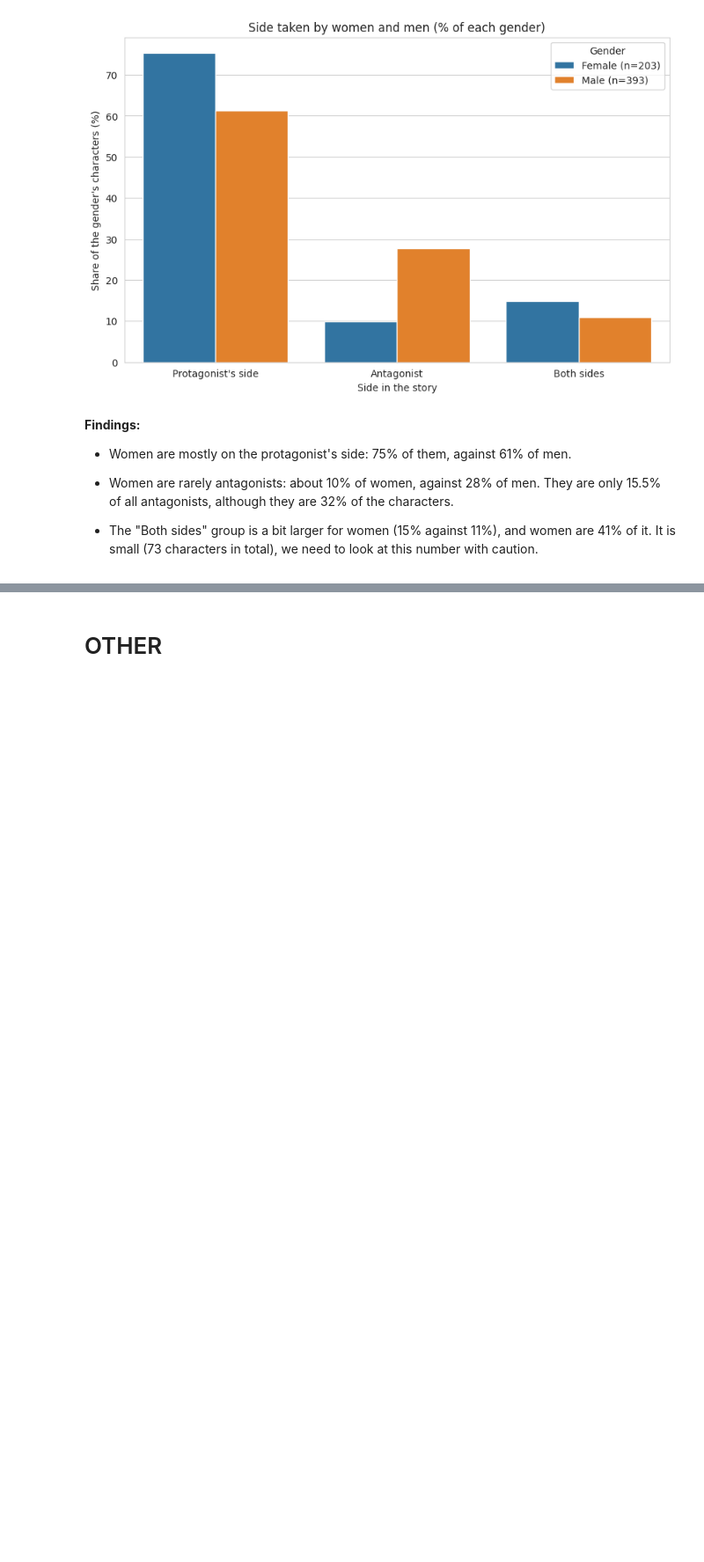
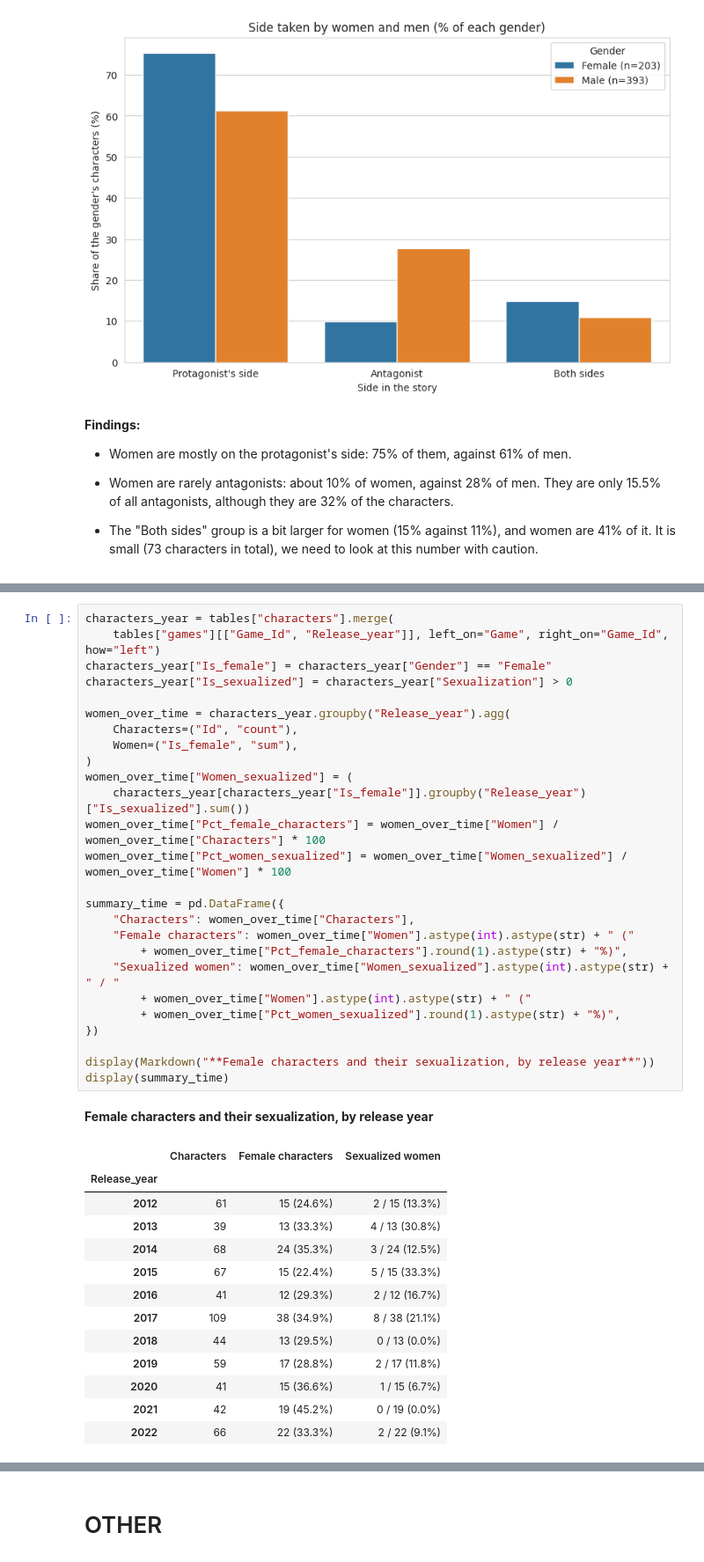
Before and after one commit to IA-P1-BCN/EDA_Manon, a Jupyter notebook: Gender Representation in Video Games.ipynb, the cells around one changed output, grey strips where cells are left out. Shown at 88% size. Saved outputs shown, nothing was run; the diff lists cells and outputs as text; blank space fills up the shorter version.

```diff
--- a/Gender Representation in Video Games.ipynb
+++ b/Gender Representation in Video Games.ipynb
@@ -1113,0 +1234,41 @@ plt.show()
+# %%
+characters_year = tables["characters"].merge(
+    tables["games"][["Game_Id", "Release_year"]], left_on="Game", right_on="Game_Id", how="left")
+characters_year["Is_female"] = characters_year["Gender"] == "Female"
+characters_year["Is_sexualized"] = characters_year["Sexualization"] > 0
+
+women_over_time = characters_year.groupby("Release_year").agg(
+    Characters=("Id", "count"),
+    Women=("Is_female", "sum"),
+)
+women_over_time["Women_sexualized"] = (
+    characters_year[characters_year["Is_female"]].groupby("Release_year")["Is_sexualized"].sum())
+women_over_time["Pct_female_characters"] = women_over_time["Women"] / women_over_time["Characters"] * 100
+women_over_time["Pct_women_sexualized"] = women_over_time["Women_sexualized"] / women_over_time["Women"] * 100
+
+summary_time = pd.DataFrame({
+    "Characters": women_over_time["Characters"],
+    "Female characters": women_over_time["Women"].astype(int).astype(str) + " ("
+        + women_over_time["Pct_female_characters"].round(1).astype(str) + "%)",
+    "Sexualized women": women_over_time["Women_sexualized"].astype(int).astype(str) + " / "
+        + women_over_time["Women"].astype(int).astype(str) + " ("
+        + women_over_time["Pct_women_sexualized"].round(1).astype(str) + "%)",
+})
+
+display(Markdown("**Female characters and their sexualization, by release year**"))
+display(summary_time)
+# %% [output]
+**Female characters and their sexualization, by release year**
+|  | Characters | Female characters | Sexualized women |
+| Release_year |  |  |  |
+| 2012 | 61 | 15 (24.6%) | 2 / 15 (13.3%) |
+| 2013 | 39 | 13 (33.3%) | 4 / 13 (30.8%) |
+| 2014 | 68 | 24 (35.3%) | 3 / 24 (12.5%) |
+| 2015 | 67 | 15 (22.4%) | 5 / 15 (33.3%) |
+| 2016 | 41 | 12 (29.3%) | 2 / 12 (16.7%) |
+| 2017 | 109 | 38 (34.9%) | 8 / 38 (21.1%) |
+| 2018 | 44 | 13 (29.5%) | 0 / 13 (0.0%) |
+| 2019 | 59 | 17 (28.8%) | 2 / 17 (11.8%) |
+| 2020 | 41 | 15 (36.6%) | 1 / 15 (6.7%) |
+| 2021 | 42 | 19 (45.2%) | 0 / 19 (0.0%) |
+| 2022 | 66 | 22 (33.3%) | 2 / 22 (9.1%) |
```
Also changed, not shown: parts of 11 cells of this notebook.
